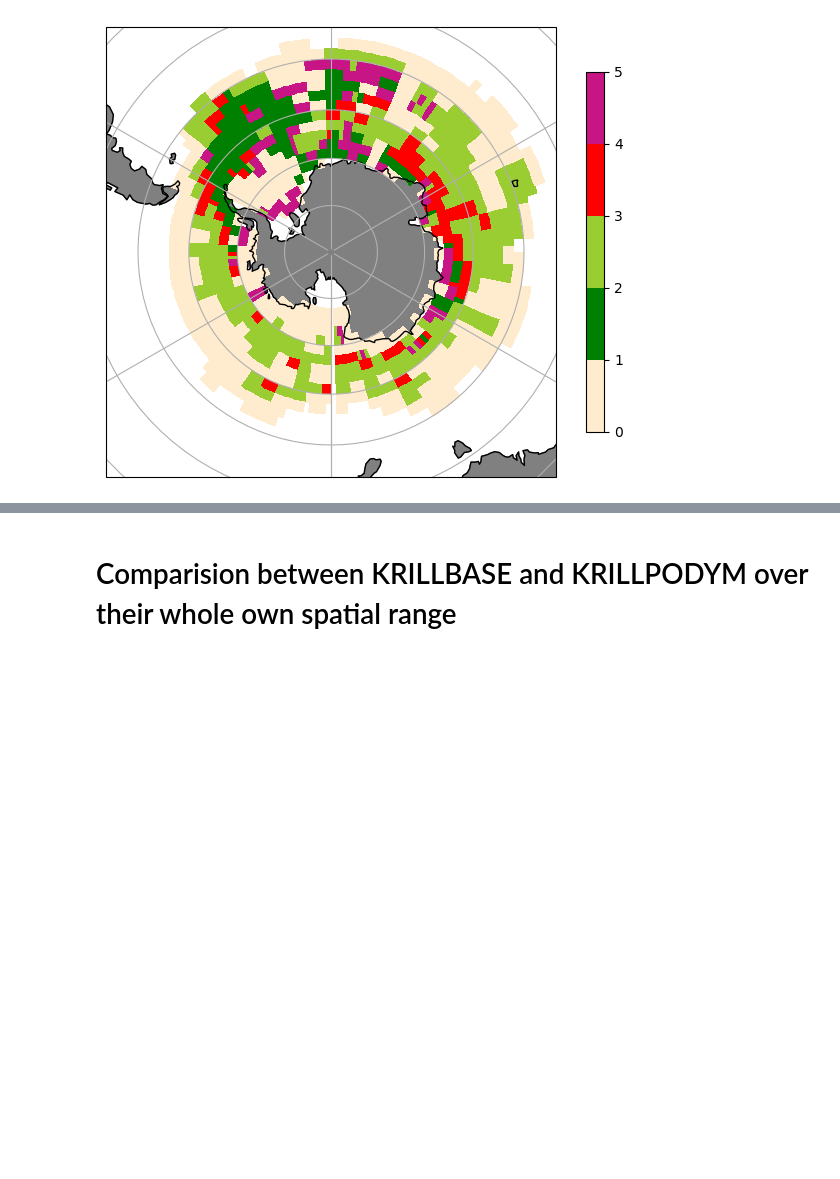
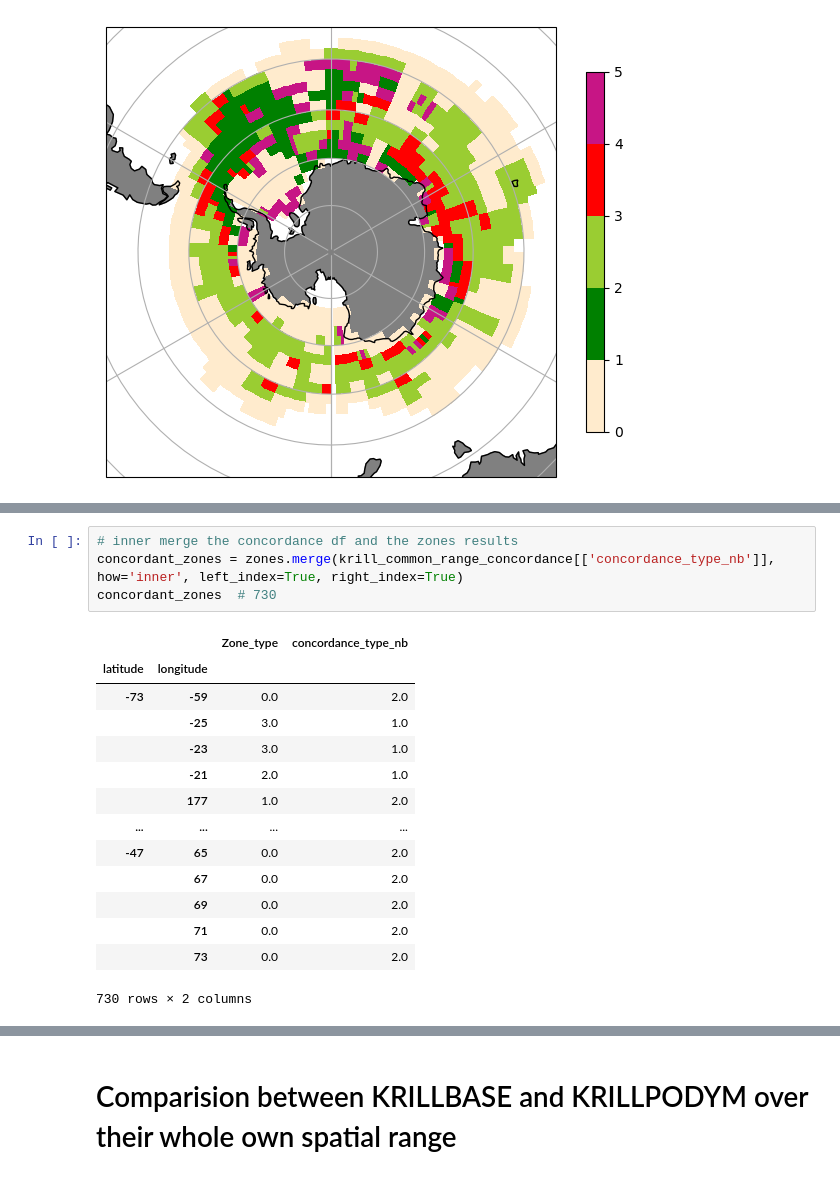
Before and after one commit to AnaelleDurfort/Key_Areas_krill_carbon_sequestration, a Jupyter notebook: 5_Comparison_krillpodym_krillbase.ipynb, the cells around one changed output, grey strips where cells are left out. Cells and saved outputs as stored; diff of their text form; blank space fills up the shorter version.

```diff
--- a/5_Comparison_krillpodym_krillbase.ipynb
+++ b/5_Comparison_krillpodym_krillbase.ipynb
@@ -419,0 +462,19 @@ plt.show()
+# %%
+# inner merge the concordance df and the zones results
+concordant_zones = zones.merge(krill_common_range_concordance[['concordance_type_nb']], how='inner', left_index=True, right_index=True)
+concordant_zones  # 730
+# %% [output]
+|  |  | Zone_type | concordance_type_nb |
+| latitude | longitude |  |  |
+| -73 | -59 | 0.0 | 2.0 |
+|  | -25 | 3.0 | 1.0 |
+|  | -23 | 3.0 | 1.0 |
+|  | -21 | 2.0 | 1.0 |
+|  | 177 | 1.0 | 2.0 |
+| ... | ... | ... | ... |
+| -47 | 65 | 0.0 | 2.0 |
+|  | 67 | 0.0 | 2.0 |
+|  | 69 | 0.0 | 2.0 |
+|  | 71 | 0.0 | 2.0 |
+|  | 73 | 0.0 | 2.0 |
+730 rows × 2 columns
```
Also changed, not shown: parts of 5 cells of this notebook.
